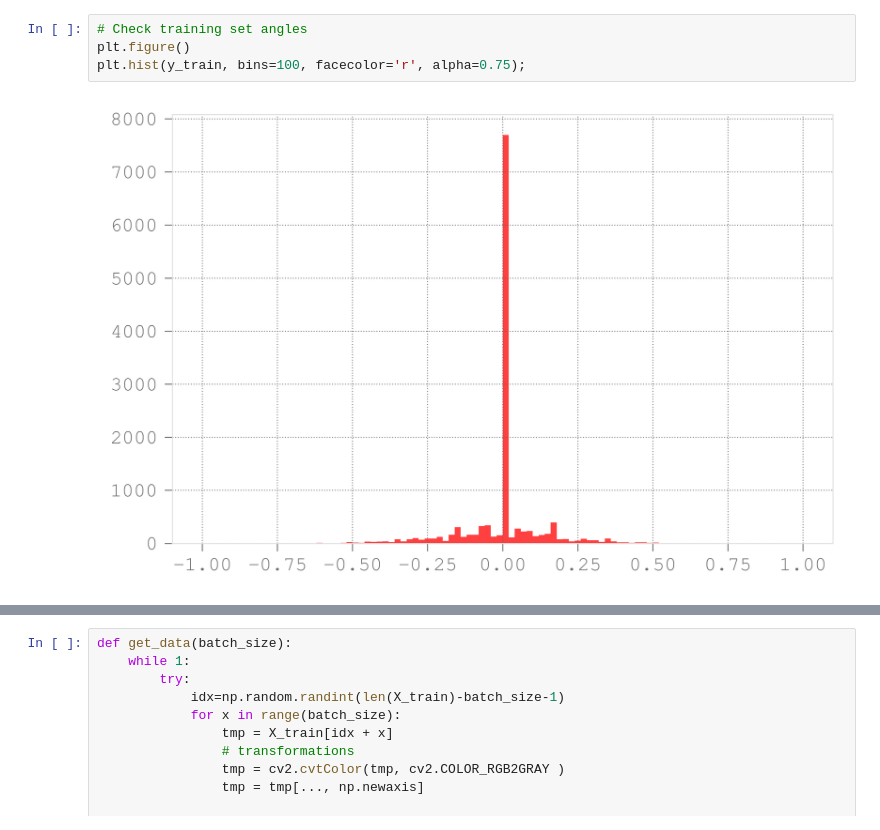
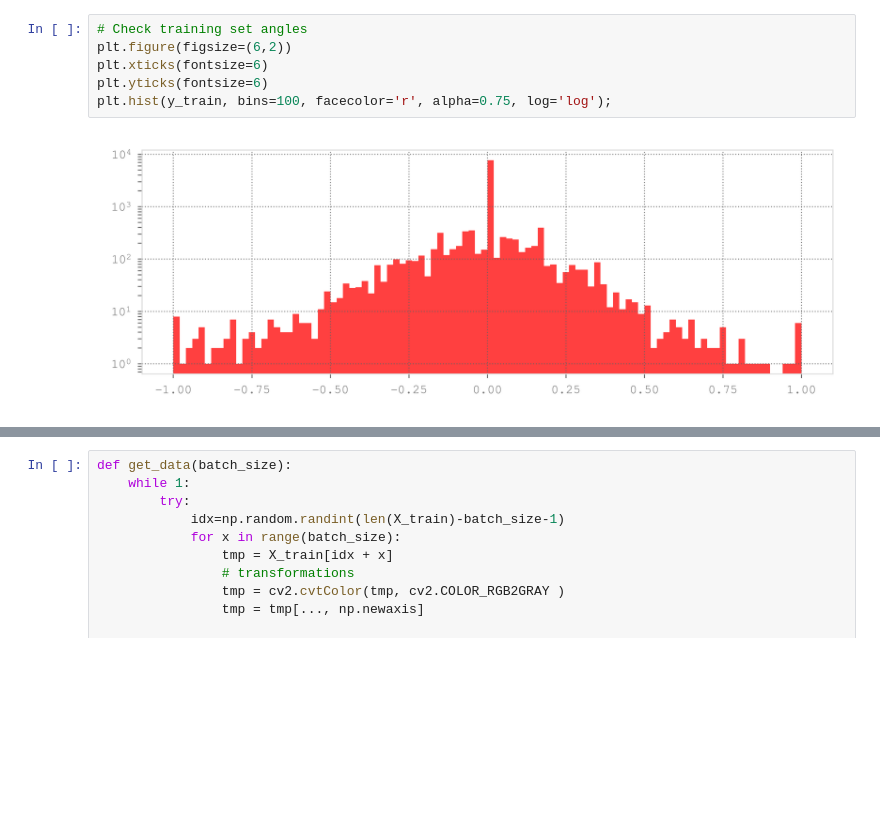
Before and after one commit to ebbaabbe/CarND-Behavioral-Cloning-P3, a Jupyter notebook: Model.ipynb, the cells around one changed output, grey strips where cells are left out. Saved outputs shown, nothing was run; the diff lists cells and outputs as text; blank space fills up the shorter version.

```diff
--- a/Model.ipynb
+++ b/Model.ipynb
@@ -88,9 +88,11 @@ for i in range(24):
 # %%
 # Check training set angles
-plt.figure()
-plt.hist(y_train, bins=100, facecolor='r', alpha=0.75);
+plt.figure(figsize=(6,2))
+plt.xticks(fontsize=6)
+plt.yticks(fontsize=6)
+plt.hist(y_train, bins=100, facecolor='r', alpha=0.75, log='log');
 # %% [output]
-[figure, old version]
+[figure, new version]
 # %%
 # Check training set angles
 plt.figure(figsize=(12, 4))
```
Also changed, not shown: parts of 6 cells of this notebook, 3 other files.
